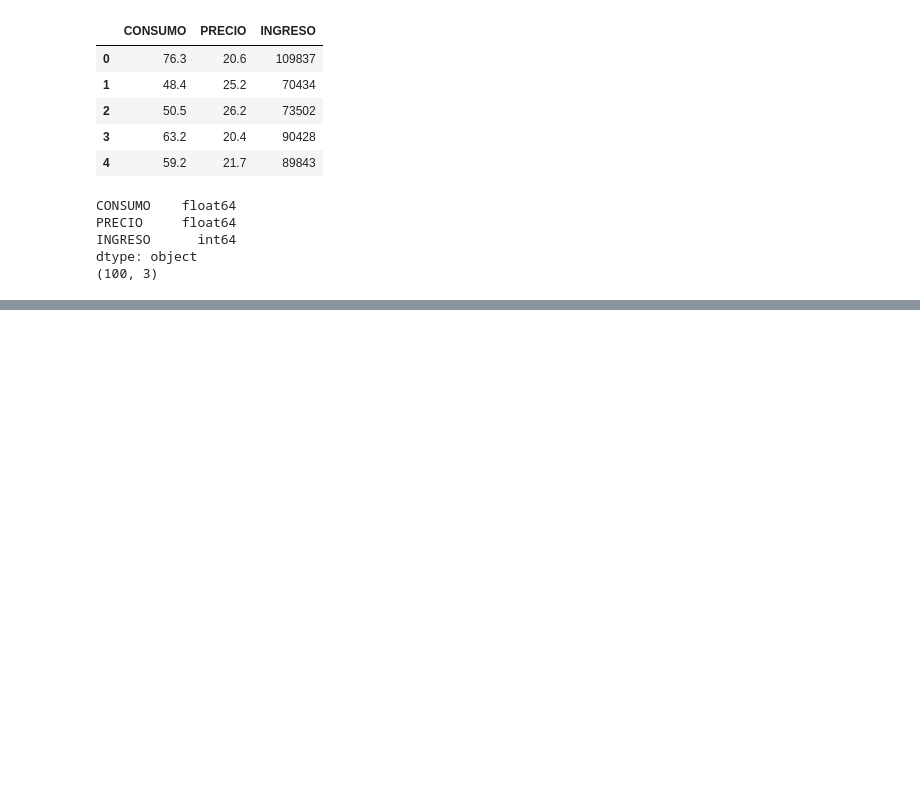
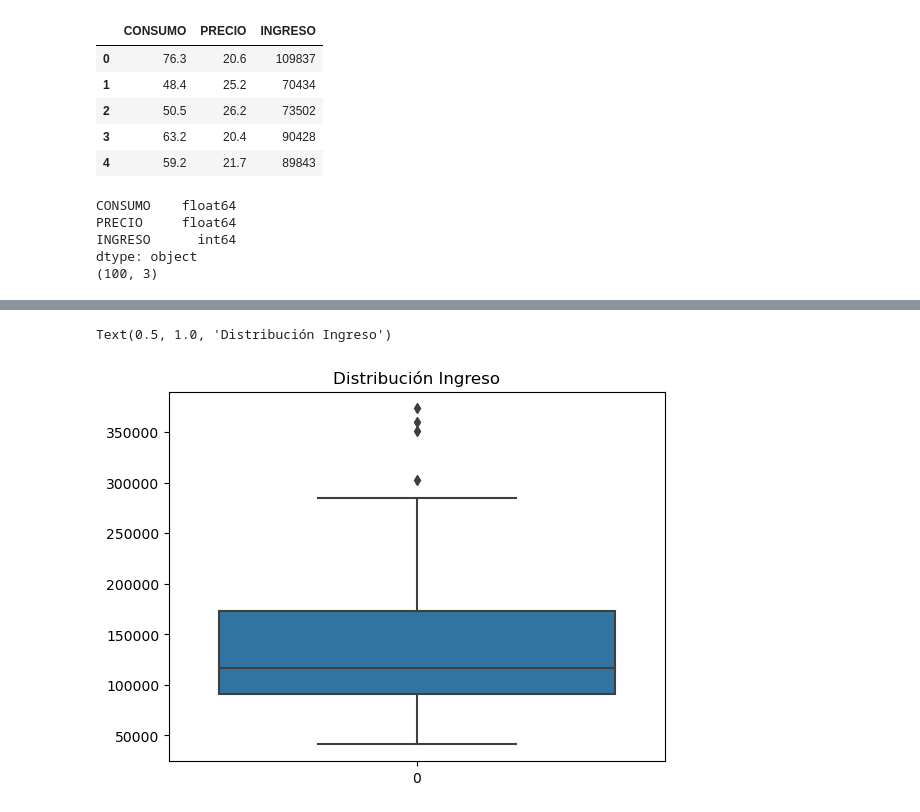
Before and after one commit to kikin3112/projets, a Jupyter notebook: analisis_bivariado_regresion.ipynb, the cells around one changed output, grey strips where cells are left out. Drawn from its saved outputs; the diff is of its cells as text; code cells hidden in the pictures; blank space fills up the shorter version.

```diff
--- a/analisis_bivariado_regresion.ipynb
+++ b/analisis_bivariado_regresion.ipynb
@@ -57,0 +62,5 @@ sns.boxplot(x = cantidad, y = edad)
+# %%
+sns.boxplot(ingreso).set_title('Distribución Ingreso')
+# %% [output]
+Text(0.5, 1.0, 'Distribución Ingreso')
+[figure, added]
```
Also changed, not shown: parts of 12 cells of this notebook.
